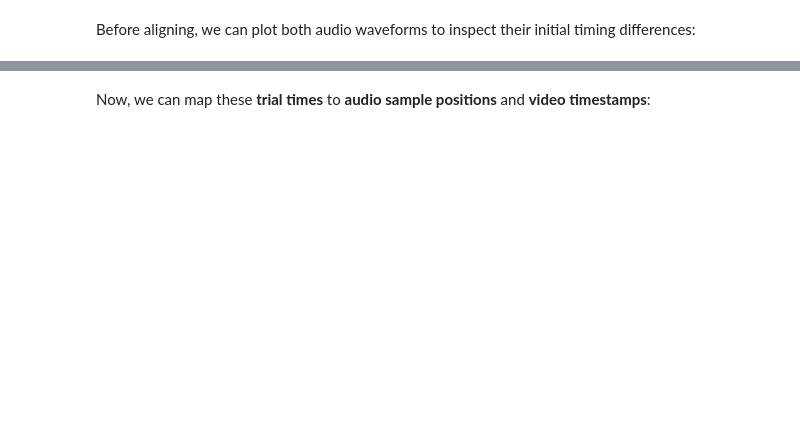
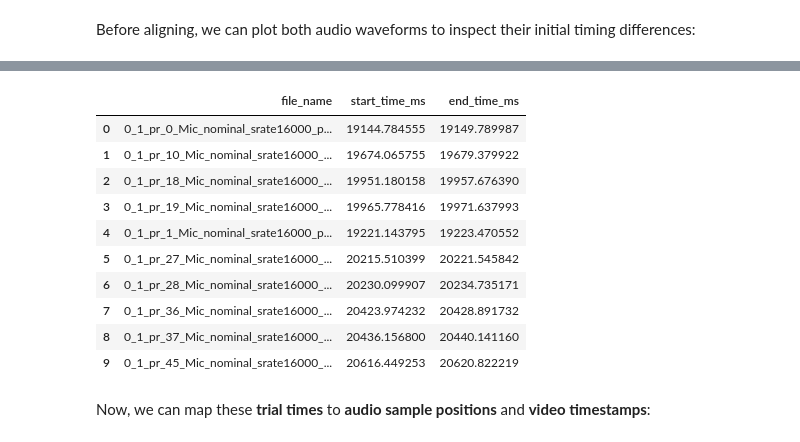
Before and after one commit to hamzanalbantoglu/flexible_audio_video_sync, a Jupyter notebook: synchronize_and_cut_script.ipynb, the cells around one changed output, grey strips where cells are left out. Saved outputs shown, nothing was run; the diff lists cells and outputs as text; code cells hidden in the pictures; blank space fills up the shorter version.

```diff
--- a/synchronize_and_cut_script.ipynb
+++ b/synchronize_and_cut_script.ipynb
@@ -364,3 +843,52 @@ trial_times_df.head(10)
+# %%
+# Folder containing the raw LSL-synced audio files of all trials:
+csv_folder = "csv_files"
+
+results = []
+
+# Iterating over all CSV files in the folder:
+for file_name in os.listdir(csv_folder):
+    if file_name.endswith(".csv"):
+        file_path = os.path.join(csv_folder, file_name)
+
+        # For each file:
+        try:
+            # Read the CSV file (assuming two columns: "time_ms" and "pressure"):
+            data = pd.read_csv(file_path, header=None, names=["time_ms", "pressure"])
+
+            # Extract the trial start and end times (first and last timestamps)
+            start_time = data["time_ms"].iloc[1]
+            end_time = data["time_ms"].iloc[-1]
+
+            # Store results, including the current filename:
+            results.append({
+                "file_name": file_name,
+                "start_time_ms": start_time,
+                "end_time_ms": end_time
+            })
+
+        except Exception as e:
+            print(f"Error processing file {file_name}: {e}")
+
+# Converting results to DataFrame and saving:
+trial_times_df = pd.DataFrame(results)
+save_dir = "outputs/trial_times.csv"
+trial_times_df.to_csv(save_dir, index=False)
+
+# Printing the first 10 rows to inspect the accuracy of the saved times:
+trial_times_df.head(10)
+# %% [output]
+|  | file_name | start_time_ms | end_time_ms |
+| 0 | 0_1_pr_0_Mic_nominal_srate16000_p... | 19144.784555 | 19149.789987 |
+| 1 | 0_1_pr_10_Mic_nominal_srate16000_... | 19674.065755 | 19679.379922 |
+| 2 | 0_1_pr_18_Mic_nominal_srate16000_... | 19951.180158 | 19957.676390 |
+| 3 | 0_1_pr_19_Mic_nominal_srate16000_... | 19965.778416 | 19971.637993 |
+| 4 | 0_1_pr_1_Mic_nominal_srate16000_p... | 19221.143795 | 19223.470552 |
+| 5 | 0_1_pr_27_Mic_nominal_srate16000_... | 20215.510399 | 20221.545842 |
+| 6 | 0_1_pr_28_Mic_nominal_srate16000_... | 20230.099907 | 20234.735171 |
+| 7 | 0_1_pr_36_Mic_nominal_srate16000_... | 20423.974232 | 20428.891732 |
+| 8 | 0_1_pr_37_Mic_nominal_srate16000_... | 20436.156800 | 20440.141160 |
+| 9 | 0_1_pr_45_Mic_nominal_srate16000_... | 20616.449253 | 20620.822219 |
 # %% [markdown]
 Now, we can map these **trial times** to **audio sample positions** and **video timestamps**:
 # %%
```
Also changed, not shown: parts of 75 cells of this notebook, 9 other files.
